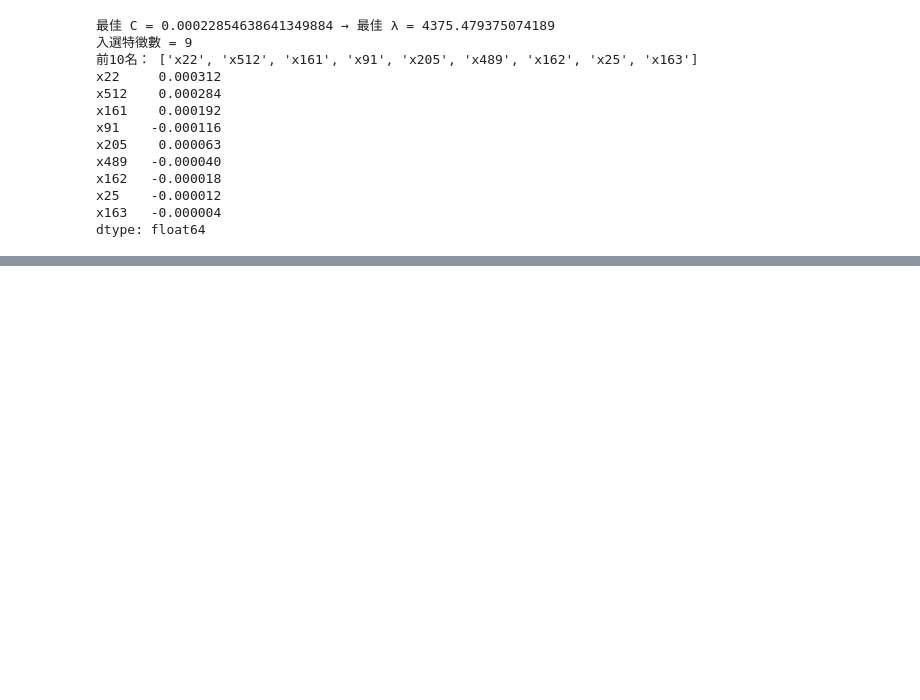
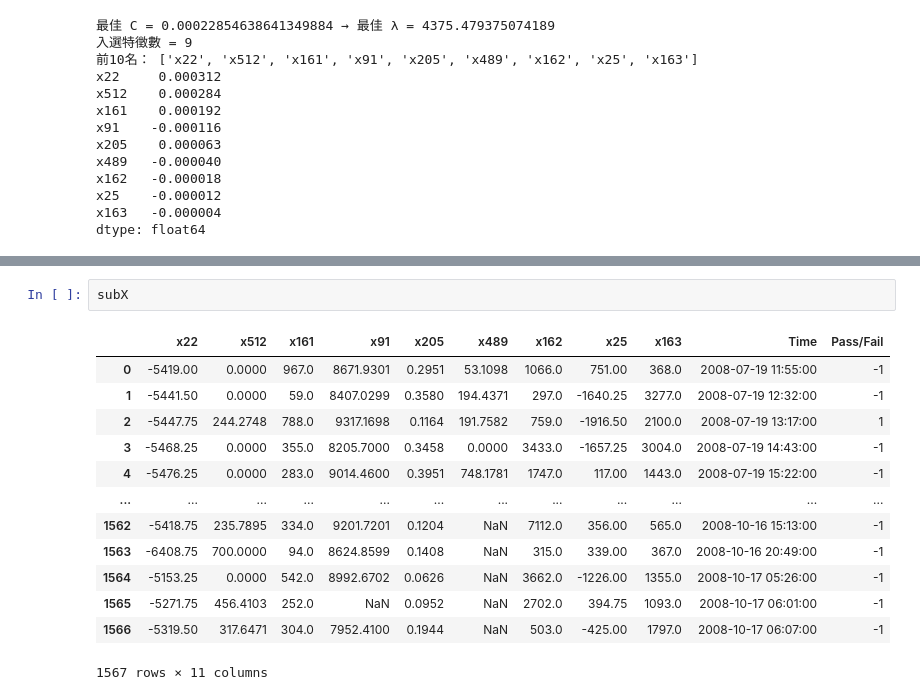
Before and after one commit to JackHuang0125/WHAT_I_DID, a Jupyter notebook: 0 Meeting/0_PAPER_0911.ipynb, the cells around one changed output, grey strips where cells are left out. Cells and saved outputs as stored; diff of their text form; blank space fills up the shorter version.

```diff
--- a/0 Meeting/0_PAPER_0911.ipynb
+++ b/0 Meeting/0_PAPER_0911.ipynb
@@ -377,0 +249,16 @@ GM =  27.99 %
+# %%
+subX
+# %% [output]
+|  | x22 | x512 | x161 | x91 | x205 | x489 | x162 | x25 | x163 | Time | Pass/Fail |
+| 0 | -5419.00 | 0.0000 | 967.0 | 8671.9301 | 0.2951 | 53.1098 | 1066.0 | 751.00 | 368.0 | 2008-07-19 11:55:00 | -1 |
+| 1 | -5441.50 | 0.0000 | 59.0 | 8407.0299 | 0.3580 | 194.4371 | 297.0 | -1640.25 | 3277.0 | 2008-07-19 12:32:00 | -1 |
+| 2 | -5447.75 | 244.2748 | 788.0 | 9317.1698 | 0.1164 | 191.7582 | 759.0 | -1916.50 | 2100.0 | 2008-07-19 13:17:00 | 1 |
+| 3 | -5468.25 | 0.0000 | 355.0 | 8205.7000 | 0.3458 | 0.0000 | 3433.0 | -1657.25 | 3004.0 | 2008-07-19 14:43:00 | -1 |
+| 4 | -5476.25 | 0.0000 | 283.0 | 9014.4600 | 0.3951 | 748.1781 | 1747.0 | 117.00 | 1443.0 | 2008-07-19 15:22:00 | -1 |
+| ... | ... | ... | ... | ... | ... | ... | ... | ... | ... | ... | ... |
+| 1562 | -5418.75 | 235.7895 | 334.0 | 9201.7201 | 0.1204 | NaN | 7112.0 | 356.00 | 565.0 | 2008-10-16 15:13:00 | -1 |
+| 1563 | -6408.75 | 700.0000 | 94.0 | 8624.8599 | 0.1408 | NaN | 315.0 | 339.00 | 367.0 | 2008-10-16 20:49:00 | -1 |
+| 1564 | -5153.25 | 0.0000 | 542.0 | 8992.6702 | 0.0626 | NaN | 3662.0 | -1226.00 | 1355.0 | 2008-10-17 05:26:00 | -1 |
+| 1565 | -5271.75 | 456.4103 | 252.0 | NaN | 0.0952 | NaN | 2702.0 | 394.75 | 1093.0 | 2008-10-17 06:01:00 | -1 |
+| 1566 | -5319.50 | 317.6471 | 304.0 | 7952.4100 | 0.1944 | NaN | 503.0 | -425.00 | 1797.0 | 2008-10-17 06:07:00 | -1 |
+1567 rows × 11 columns
```
Also changed, not shown: parts of 15 cells of this notebook.
